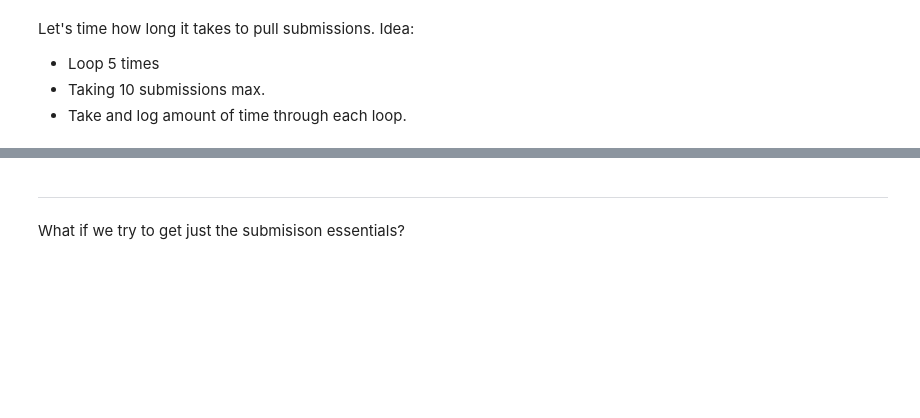
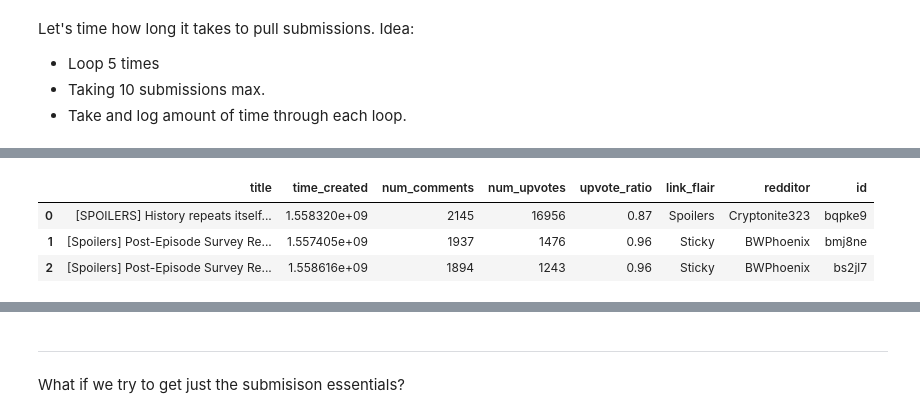
Before and after one commit to miaiseman/a-song-of-vice-and-higher, a Jupyter notebook: data_flow_dev.ipynb, the cells around one changed output, grey strips where cells are left out. Drawn from its saved outputs; the diff is of its cells as text; code cells hidden in the pictures; blank space fills up the shorter version.

```diff
--- a/data_flow_dev.ipynb
+++ b/data_flow_dev.ipynb
@@ -131,7 +116,7 @@ for _ in range(num_loops):
 
     df = pd.DataFrame(
         {'title': title,
-         'time': time,
+         'time': time_created,
          'num_comments': num_comments,
          'num_upvotes': num_upvotes,
          'upvote_ratio': upvote_ratio,
@@ -152,55 +161,50 @@ That took 16.7686 seconds!
 # %%
-for _ in range(5):
-    start = time()
+results_lim = 3
 
-    got_search = got.search('bran' or 'brandon stark'
-                            or 'jon snow' or 'jon' #will reddit authors be included in results?
-                            or 'khaleesi' or 'dany' or 'daenerys' or 'danyris',
-                            sort='comments',
-                           limit=5
-                           ,time_filter='month')
+# Create search generator
+got_search = got.search('bran' or 'brandon stark'
+                        or 'jon snow' or 'jon' #will reddit authors be included in results?
+                        or 'khaleesi' or 'dany' or 'daenerys' or 'danyris',
+                        sort='comments',
+                       limit= results_lim
+                       ,time_filter='month')
 
-    # Compile submission into list
-    title = []
-    time_created = []
-    num_upvotes = []
-    num_comments = []
-    upvote_ratio = []
-    link_flair = []
-    redditor = []
-    sub_id = []
-    i=0
+# Compile submission into list
+title = []
+time_created = []
+num_upvotes = []
+num_comments = []
+upvote_ratio = []
+link_flair = []
+redditor = []
+sub_id = []
+i=0
 
-    for submission in got_search:
-        i+=1
-        title.append(submission.title)
-        time_created.append(submission.created_utc)
-        num_upvotes.append(submission.score)
-        num_comments.append(submission.num_comments)
-        upvote_ratio.append(submission.upvote_ratio)
-        link_flair.append(submission.link_flair_text)
-        redditor.append(submission.author)
-        sub_id.append(submission.id)
-    #     body.append(?) #look at this later! is it comment[0]?
-        if i%5 == 0:
-            print(f'{i} submissions completed')
+# for each submission
+for submission in got_search:
+    i+=1
+    title.append(submission.title)
+    time_created.append(submission.created_utc)
+    num_upvotes.append(submission.score)
+    num_comments.append(submission.num_comments)
+    upvote_ratio.append(submission.upvote_ratio)
+    link_flair.append(submission.link_flair_text)
+    redditor.append(submission.author)
+    sub_id.append(submission.id)
+#     body.append(?) #look at this later! is it comment[0]?
+    if i%5 == 0:
+        print(f'{i} submissions completed')
 
 
-    df = pd.DataFrame(
-        {'title': title,
-         'time': time,
-         'num_comments': num_comments,
-         'num_upvotes': num_upvotes,
-         'upvote_ratio': upvote_ratio,
-         'link_flair': link_flair,
-         'redditor': redditor,
-         'id':sub_id
-        })
-    df
-
-    end = time()
-
-    print("That took {:.4f} seconds!".format(end-start))
-
-    time_log.append(round(end-start,2))
+df = pd.DataFrame(
+    {'title': title,
+     'time_created': time_created,
+     'num_comments': num_comments,
+     'num_upvotes': num_upvotes,
+     'upvote_ratio': upvote_ratio,
+     'link_flair': link_flair,
+     'redditor': redditor,
+     'id':sub_id
+    })
+df
 # %% [output]
@@ -208,0 +211,4 @@ That took 16.7686 seconds!
+|  | title | time_created | num_comments | num_upvotes | upvote_ratio | link_flair | redditor | id |
+| 0 | [SPOILERS] History repeats itself... | 1.558320e+09 | 2145 | 16956 | 0.87 | Spoilers | Cryptonite323 | bqpke9 |
+| 1 | [Spoilers] Post-Episode Survey Re... | 1.557405e+09 | 1937 | 1476 | 0.96 | Sticky | BWPhoenix | bmj8ne |
+| 2 | [Spoilers] Post-Episode Survey Re... | 1.558616e+09 | 1894 | 1243 | 0.96 | Sticky | BWPhoenix | bs2jl7 |
```
Also changed, not shown: parts of 54 cells of this notebook.
